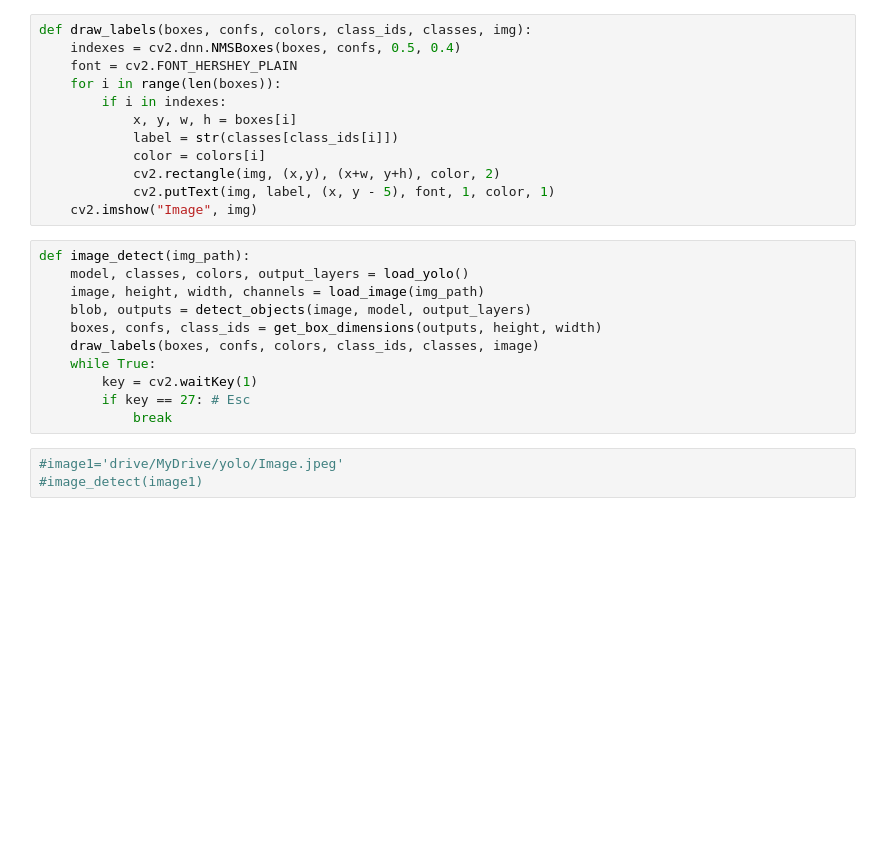
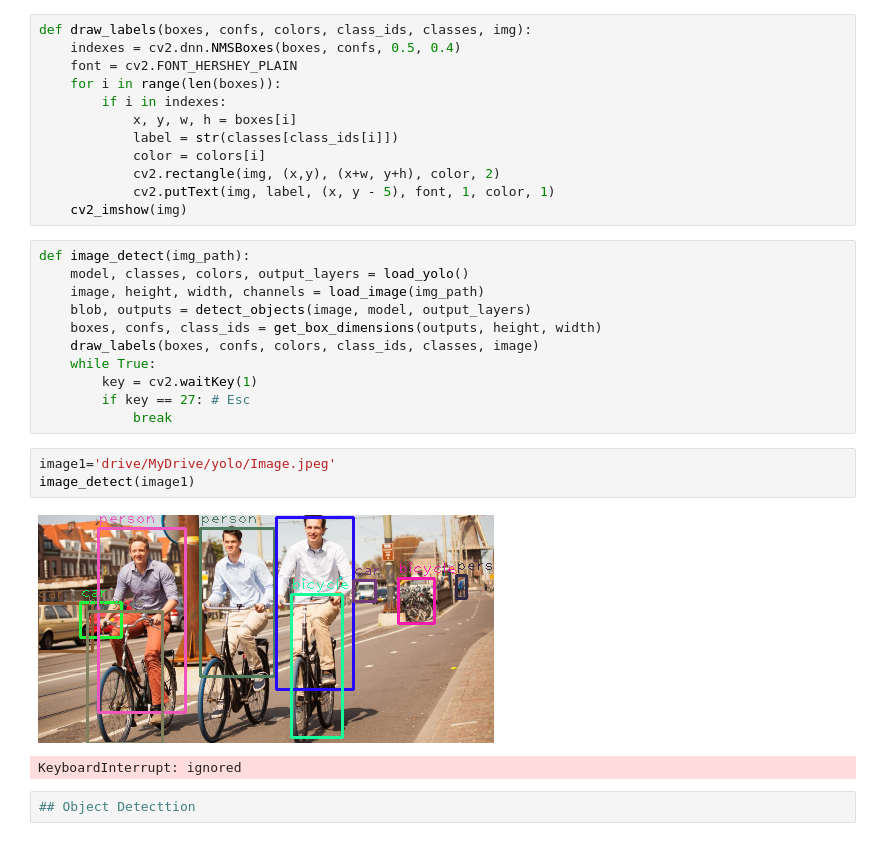
Before and after one commit to tamzid1984/DeepLearning, a Jupyter notebook: Imageobjectdetecttion.ipynb, the cells around one changed output. Saved outputs shown, nothing was run; the diff lists cells and outputs as text; blank space fills up the shorter version.

```diff
--- a/Imageobjectdetecttion.ipynb
+++ b/Imageobjectdetecttion.ipynb
@@ -72,7 +73,7 @@ def draw_labels(boxes, confs, colors, class_ids, classes, img):
             color = colors[i]
             cv2.rectangle(img, (x,y), (x+w, y+h), color, 2)
             cv2.putText(img, label, (x, y - 5), font, 1, color, 1)
-    cv2.imshow("Image", img)
+    cv2_imshow(img)
 # %%
 def image_detect(img_path):
     model, classes, colors, output_layers = load_yolo()
@@ -85,5 +86,10 @@ def image_detect(img_path):
         if key == 27: # Esc
             break
 # %%
-#image1='drive/MyDrive/yolo/Image.jpeg'
-#image_detect(image1)
+image1='drive/MyDrive/yolo/Image.jpeg'
+image_detect(image1)
+# %% [output]
+[figure, added]
+KeyboardInterrupt: ignored
+# %%
+## Object Detecttion
```
Also changed, not shown: parts of 1 cell of this notebook.
